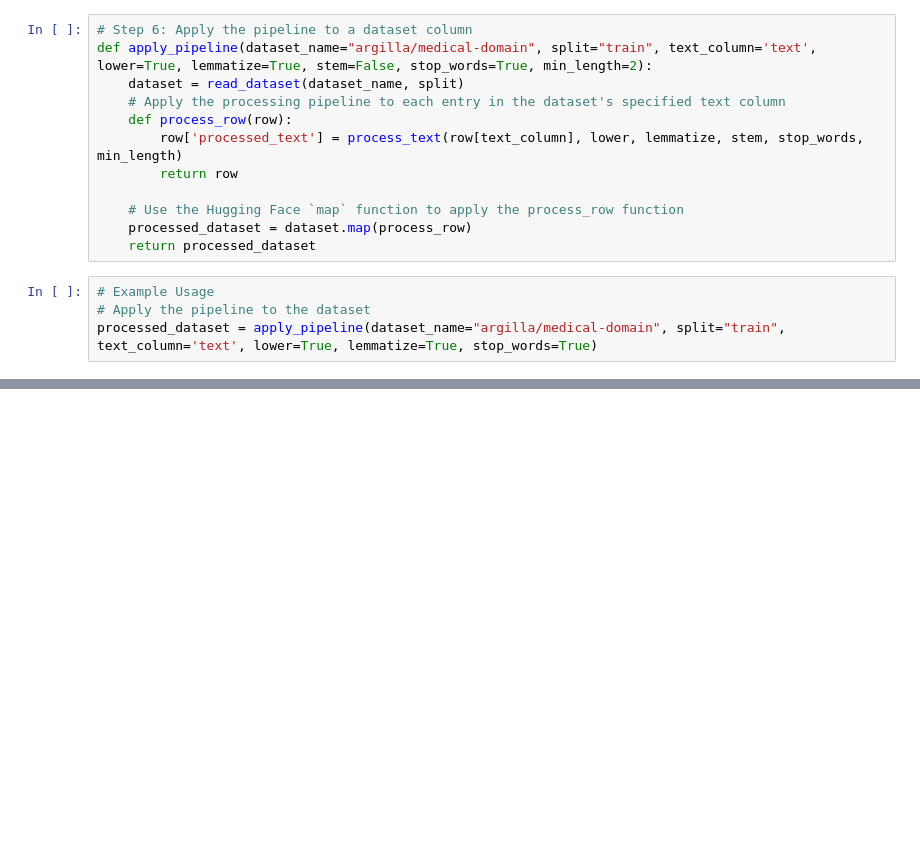
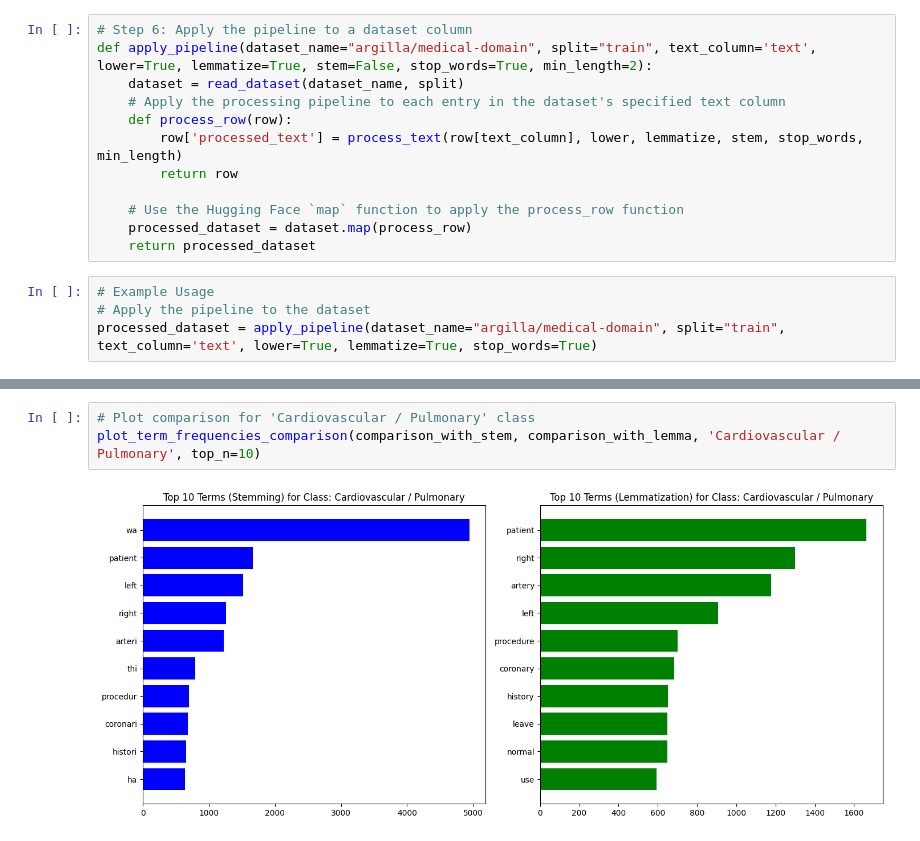
Before and after one commit to rmr284/NLP_project, a Jupyter notebook: task_1.ipynb, the cells around one changed output, grey strips where cells are left out. Saved outputs shown, nothing was run; the diff lists cells and outputs as text; blank space fills up the shorter version.

```diff
--- a/task_1.ipynb
+++ b/task_1.ipynb
@@ -253,0 +426,5 @@ Processed Text: ['reason', 'visit', 'elevated', 'psa', 'nocturia', 'occasional',
+# %%
+# Plot comparison for 'Cardiovascular / Pulmonary' class
+plot_term_frequencies_comparison(comparison_with_stem, comparison_with_lemma, 'Cardiovascular / Pulmonary', top_n=10)
+# %% [output]
+[figure, added]
```
Also changed, not shown: parts of 37 cells of this notebook.
